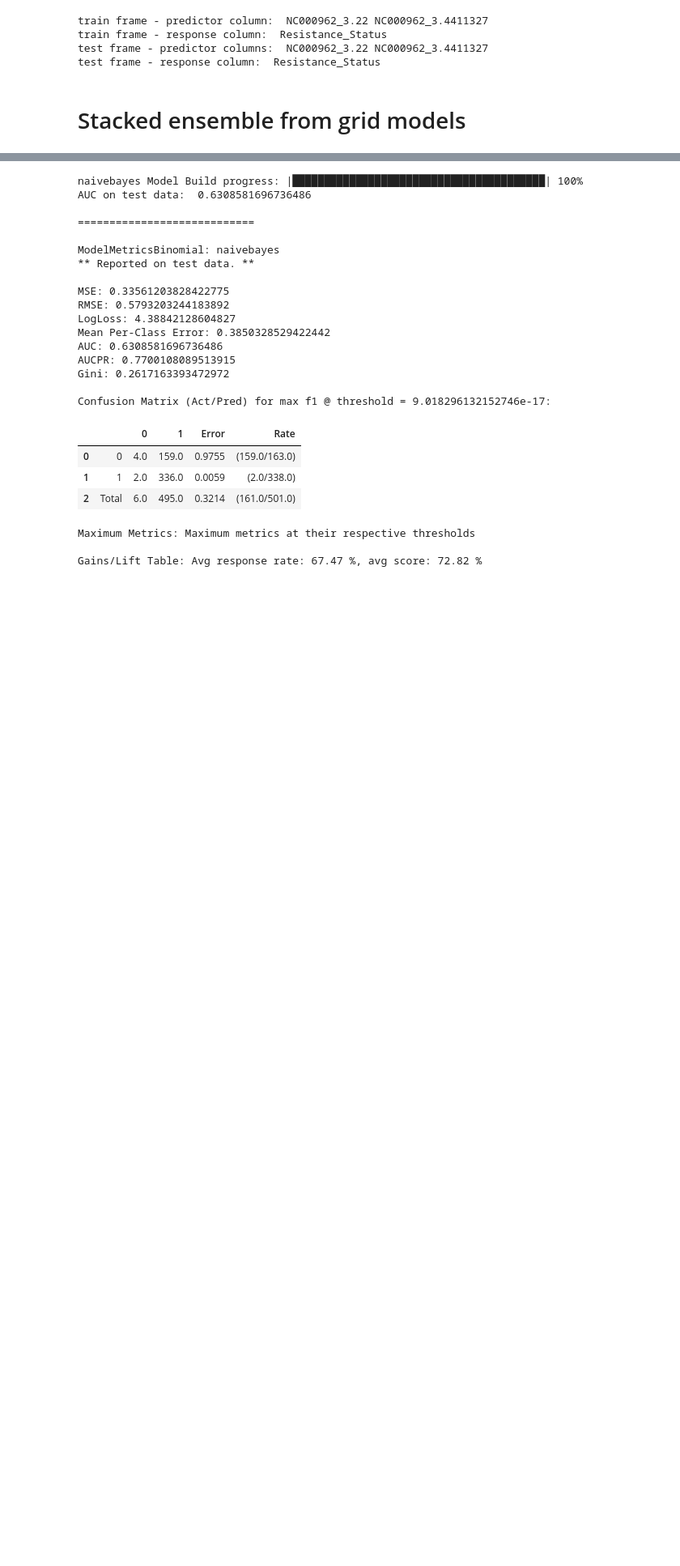
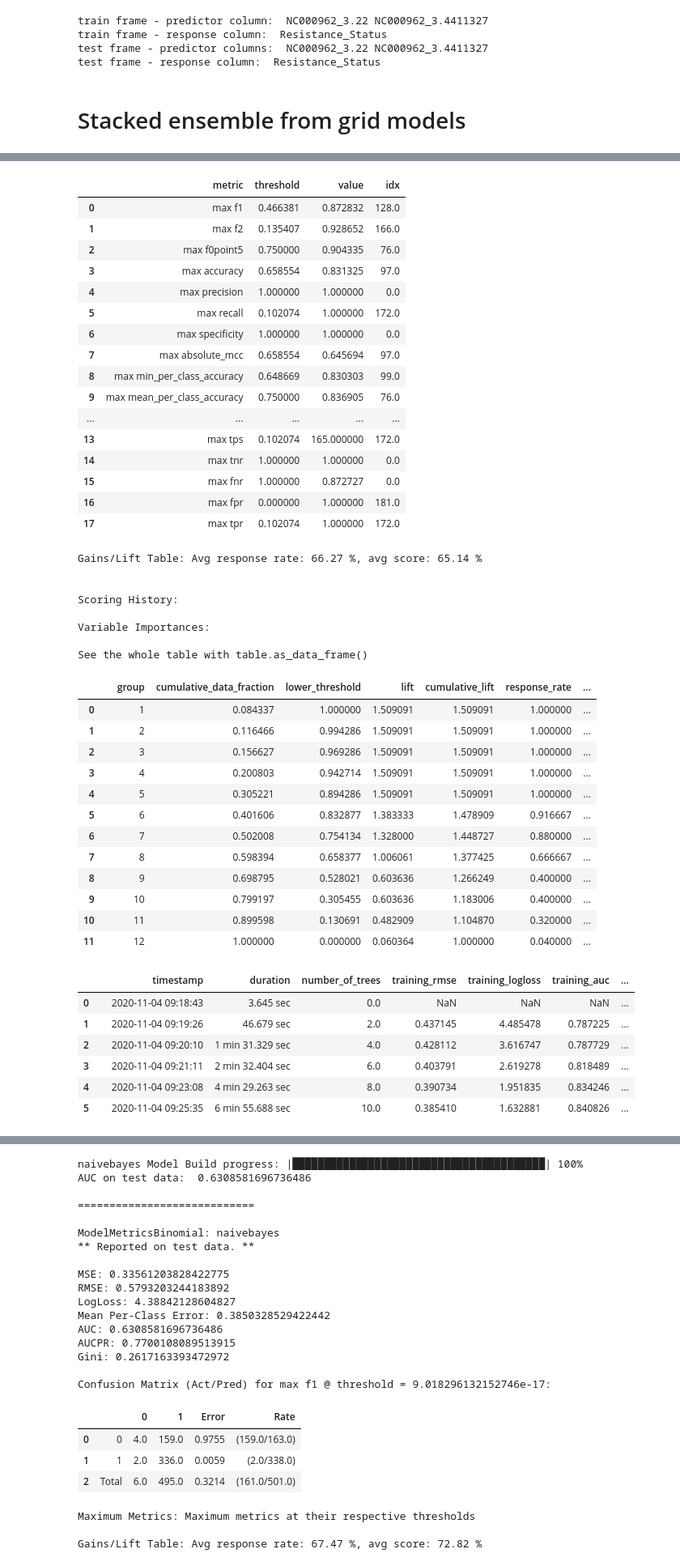
Before and after one commit to abhi18av/LJMU_Masters_Dissertation, a Jupyter notebook: src/notebooks/FINAL/005_stacked_ensemble.ipynb, the cells around one changed output, grey strips where cells are left out. Shown at 81% size. Drawn from its saved outputs; the diff is of its cells as text; code cells hidden in the pictures; blank space fills up the shorter version.

Commit message:
work on the training of drf model for all features

```diff
--- a/src/notebooks/FINAL/005_stacked_ensemble.ipynb
+++ b/src/notebooks/FINAL/005_stacked_ensemble.ipynb
@@ -139,0 +159,3 @@ def best_model_from_grid (model_grid):
+# %%
+drf_grid.models[0]
+# %% [output]
@@ -139,0 +223,45 @@ def best_model_from_grid (model_grid):
+|  | metric | threshold | value | idx |
+| 0 | max f1 | 0.466381 | 0.872832 | 128.0 |
+| 1 | max f2 | 0.135407 | 0.928652 | 166.0 |
+| 2 | max f0point5 | 0.750000 | 0.904335 | 76.0 |
+| 3 | max accuracy | 0.658554 | 0.831325 | 97.0 |
+| 4 | max precision | 1.000000 | 1.000000 | 0.0 |
+| 5 | max recall | 0.102074 | 1.000000 | 172.0 |
+| 6 | max specificity | 1.000000 | 1.000000 | 0.0 |
+| 7 | max absolute_mcc | 0.658554 | 0.645694 | 97.0 |
+| 8 | max min_per_class_accuracy | 0.648669 | 0.830303 | 99.0 |
+| 9 | max mean_per_class_accuracy | 0.750000 | 0.836905 | 76.0 |
+| ... | ... | ... | ... | ... |
+| 13 | max tps | 0.102074 | 165.000000 | 172.0 |
+| 14 | max tnr | 1.000000 | 1.000000 | 0.0 |
+| 15 | max fnr | 1.000000 | 0.872727 | 0.0 |
+| 16 | max fpr | 0.000000 | 1.000000 | 181.0 |
+| 17 | max tpr | 0.102074 | 1.000000 | 172.0 |
+Gains/Lift Table: Avg response rate: 66.27 %, avg score: 65.14 %
+
+
+Scoring History:
+
+Variable Importances:
+
+See the whole table with table.as_data_frame()
+|  |  | group | cumulative_data_fraction | lower_threshold | lift | cumulative_lift | response_rate | ... |
+| 0 |  | 1 | 0.084337 | 1.000000 | 1.509091 | 1.509091 | 1.000000 | ... |
+| 1 |  | 2 | 0.116466 | 0.994286 | 1.509091 | 1.509091 | 1.000000 | ... |
+| 2 |  | 3 | 0.156627 | 0.969286 | 1.509091 | 1.509091 | 1.000000 | ... |
+| 3 |  | 4 | 0.200803 | 0.942714 | 1.509091 | 1.509091 | 1.000000 | ... |
+| 4 |  | 5 | 0.305221 | 0.894286 | 1.509091 | 1.509091 | 1.000000 | ... |
+| 5 |  | 6 | 0.401606 | 0.832877 | 1.383333 | 1.478909 | 0.916667 | ... |
+| 6 |  | 7 | 0.502008 | 0.754134 | 1.328000 | 1.448727 | 0.880000 | ... |
+| 7 |  | 8 | 0.598394 | 0.658377 | 1.006061 | 1.377425 | 0.666667 | ... |
+| 8 |  | 9 | 0.698795 | 0.528021 | 0.603636 | 1.266249 | 0.400000 | ... |
+| 9 |  | 10 | 0.799197 | 0.305455 | 0.603636 | 1.183006 | 0.400000 | ... |
+| 10 |  | 11 | 0.899598 | 0.130691 | 0.482909 | 1.104870 | 0.320000 | ... |
+| 11 |  | 12 | 1.000000 | 0.000000 | 0.060364 | 1.000000 | 0.040000 | ... |
+|  |  | timestamp | duration | number_of_trees | training_rmse | training_logloss | training_auc | ... |
+| 0 |  | 2020-11-04 09:18:43 | 3.645 sec | 0.0 | NaN | NaN | NaN | ... |
+| 1 |  | 2020-11-04 09:19:26 | 46.679 sec | 2.0 | 0.437145 | 4.485478 | 0.787225 | ... |
+| 2 |  | 2020-11-04 09:20:10 | 1 min 31.329 sec | 4.0 | 0.428112 | 3.616747 | 0.787729 | ... |
+| 3 |  | 2020-11-04 09:21:11 | 2 min 32.404 sec | 6.0 | 0.403791 | 2.619278 | 0.818489 | ... |
+| 4 |  | 2020-11-04 09:23:08 | 4 min 29.263 sec | 8.0 | 0.390734 | 1.951835 | 0.834246 | ... |
+| 5 |  | 2020-11-04 09:25:35 | 6 min 55.688 sec | 10.0 | 0.385410 | 1.632881 | 0.840826 | ... |
```
Also changed, not shown: parts of 7 cells of this notebook, 6 other files.
